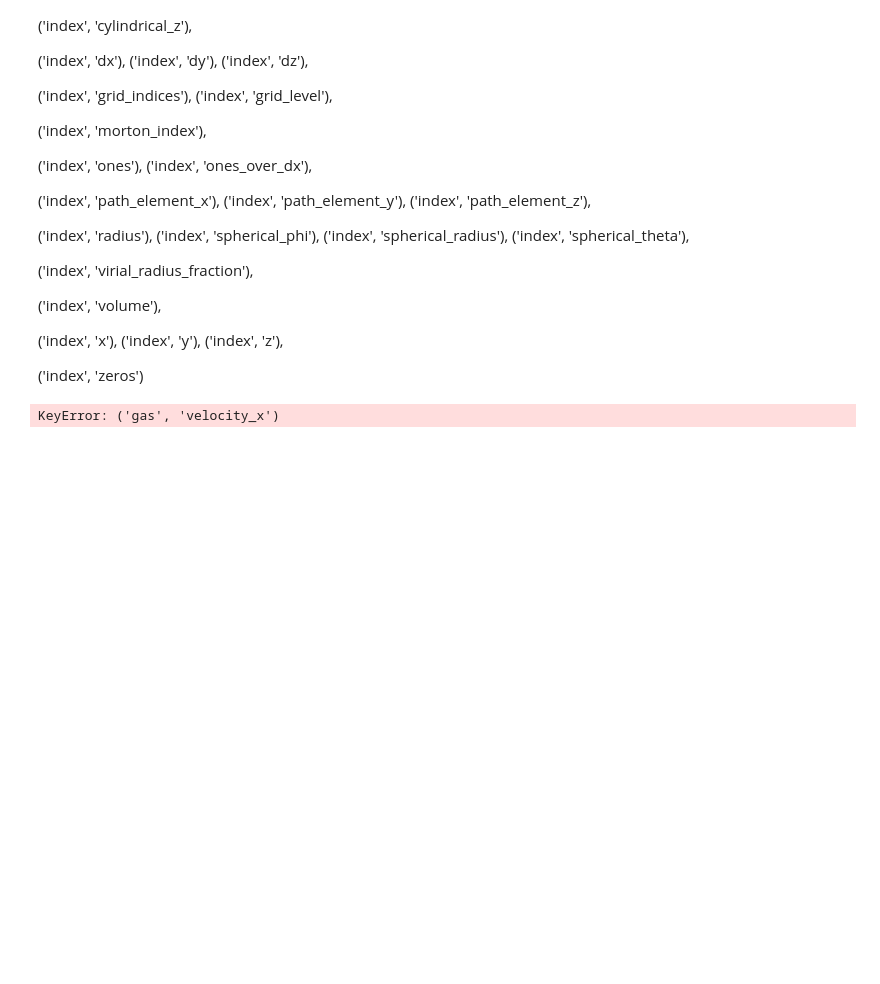
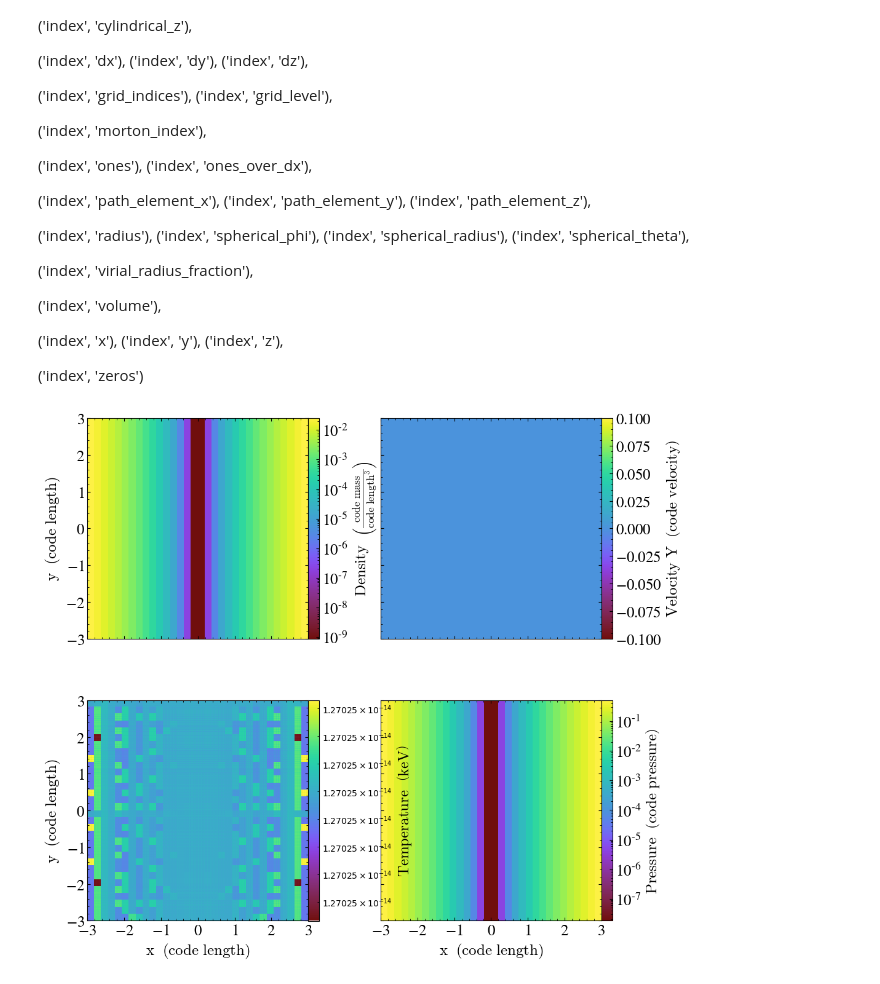
Before and after one commit to ianfreeman519/CMSE_PhD, a Jupyter notebook: athena_files/plottingYT.ipynb, the cells around one changed output. Cells and saved outputs as stored; diff of their text form; code cells hidden in the pictures; blank space fills up the shorter version.

Commit message:
Added more work and images in the athena file

```diff
--- a/athena_files/plottingYT.ipynb
+++ b/athena_files/plottingYT.ipynb
@@ -204,27 +204,26 @@ p = yt.plot_2d(ds, ("athena_pp", "vel2"))
 ('index', 'zeros')
 # %%
 ## Plotting a 2x2 grid of YT fields
-index = 1
+index = 0
 ds = ts[index]
 
 
 
 fields = [
     ("gas", "density"),
     ("gas", "velocity_y"),
     ("gas", "kT"),
     ("gas", "pressure"),
 ]
 
 p = yt.SlicePlot(ds, "z", fields)
-p.set_log(("gas", "velocity_y"), True)
 
 # this returns a matplotlib figure with an ImageGrid and the slices
 # added to the grid of axes (in this case, 2x2)
 fig = p.export_to_mpl_figure((2, 2))
 
 fig.tight_layout()
-fig.savefig("magpinch_big_16x16block_1.png")
+fig.savefig("magpinch_big_16x16block_0.png")
 fig
 # %% [output]
-KeyError: ('gas', 'velocity_x')
+[figure, added]
```
Also changed, not shown: 5 other files.
